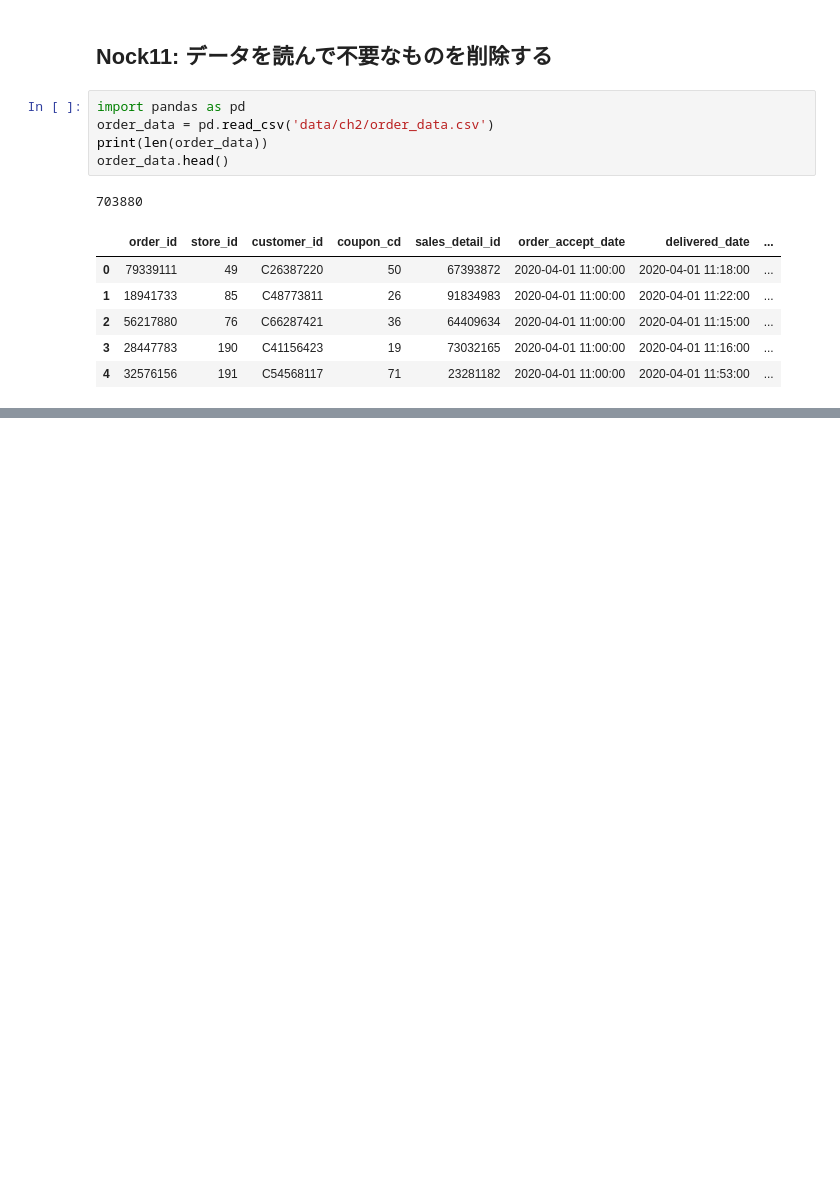
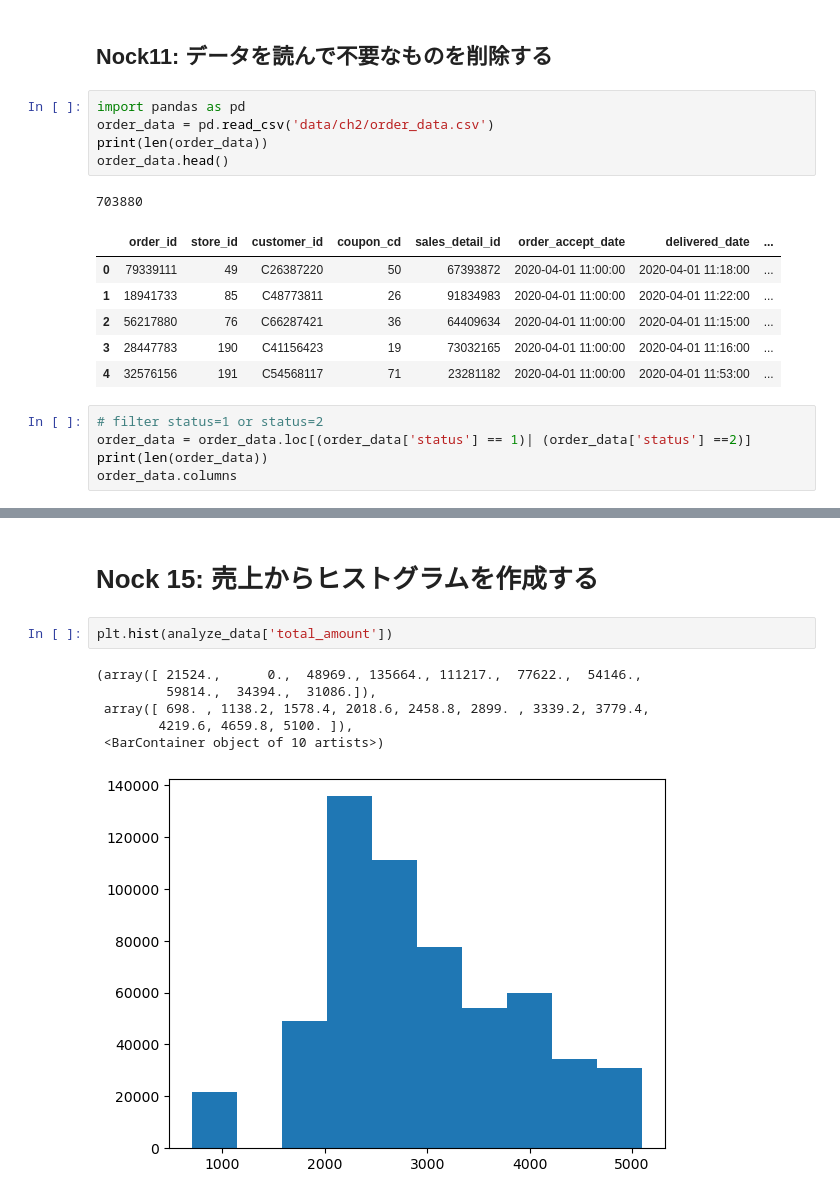
Before and after one commit to 28kayak/data_nock, a Jupyter notebook: data_analytics_ch2.ipynb, the cells around one changed output, grey strips where cells are left out. Saved outputs shown, nothing was run; the diff lists cells and outputs as text; blank space fills up the shorter version.

```diff
--- a/data_analytics_ch2.ipynb
+++ b/data_analytics_ch2.ipynb
@@ -19,3 +19,8 @@ order_data.head()
 | 2 | 56217880 | 76 | C66287421 | 36 | 64409634 | 2020-04-01 11:00:00 | 2020-04-01 11:15:00 | ... |
 | 3 | 28447783 | 190 | C41156423 | 19 | 73032165 | 2020-04-01 11:00:00 | 2020-04-01 11:16:00 | ... |
 | 4 | 32576156 | 191 | C54568117 | 71 | 23281182 | 2020-04-01 11:00:00 | 2020-04-01 11:53:00 | ... |
+# %%
+# filter status=1 or status=2
+order_data = order_data.loc[(order_data['status'] == 1)| (order_data['status'] ==2)]
+print(len(order_data))
+order_data.columns
@@ -21,0 +174,11 @@ order_data.head()
+# %% [markdown]
+# Nock 15: 売上からヒストグラムを作成する
+# %%
+plt.hist(analyze_data['total_amount'])
+# %% [output]
+(array([ 21524.,      0.,  48969., 135664., 111217.,  77622.,  54146.,
+         59814.,  34394.,  31086.]),
+ array([ 698. , 1138.2, 1578.4, 2018.6, 2458.8, 2899. , 3339.2, 3779.4,
+        4219.6, 4659.8, 5100. ]),
+ <BarContainer object of 10 artists>)
+[figure, added]
```
Also changed, not shown: parts of 15 cells of this notebook.
